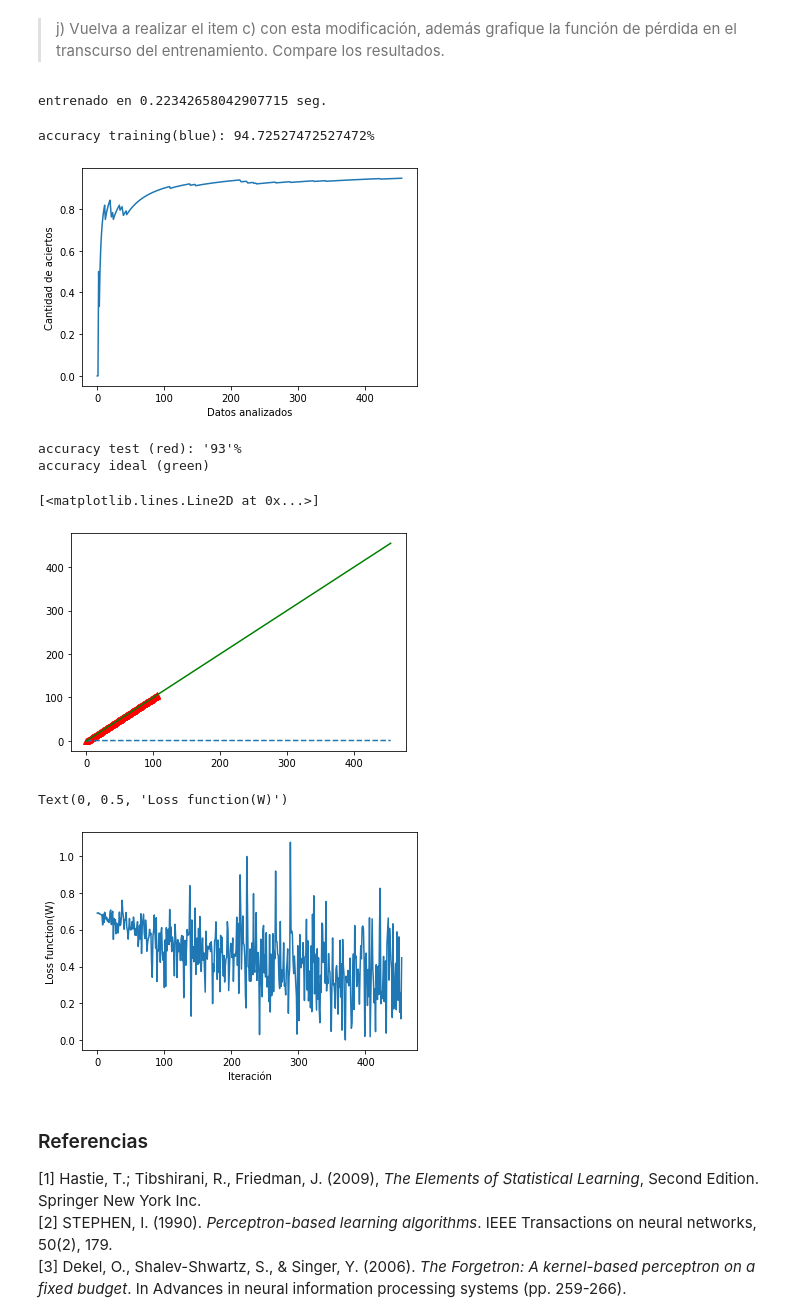
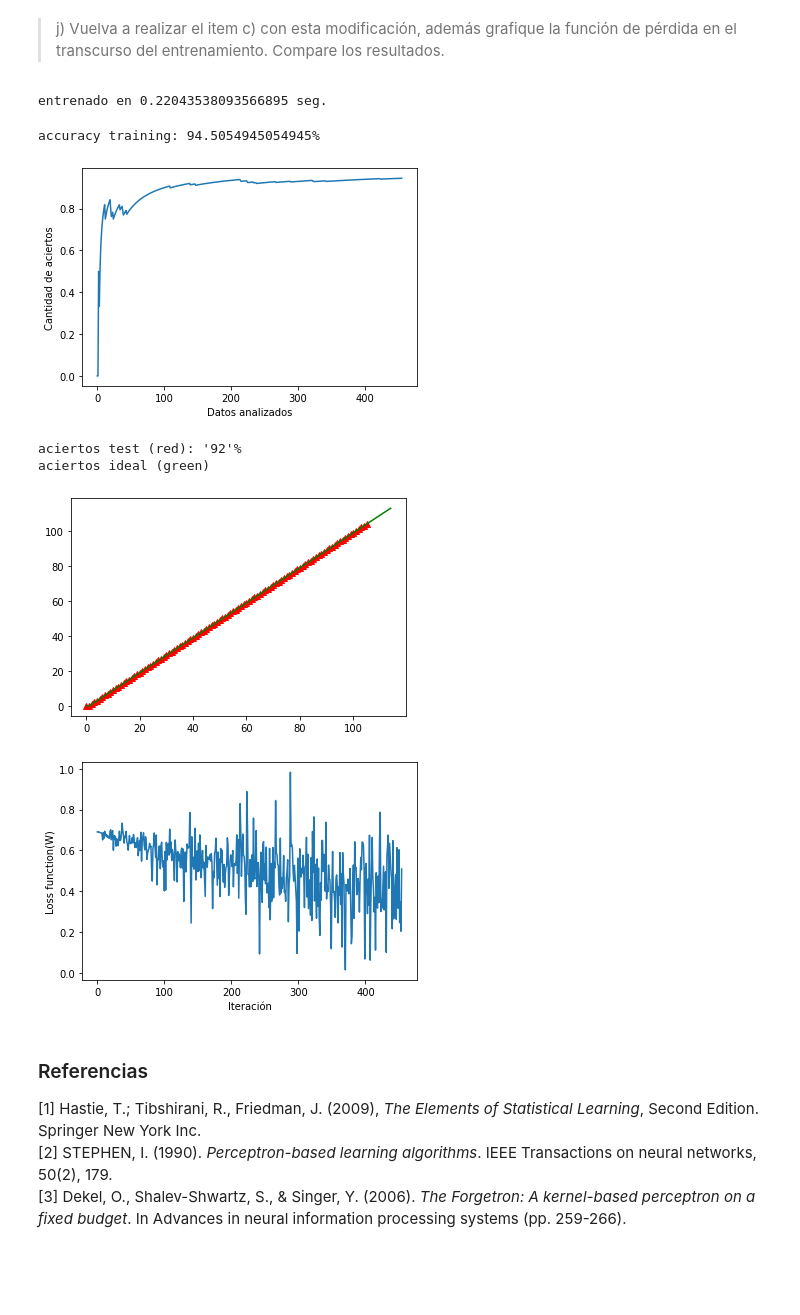
Before and after one commit to GaboPP/Perceptron, a Jupyter notebook: Enunciado.ipynb, the cells around one changed output. Cells and saved outputs as stored; diff of their text form; code cells hidden in the pictures; blank space fills up the shorter version.

```diff
--- a/Enunciado.ipynb
+++ b/Enunciado.ipynb
@@ -71,6 +71,7 @@ class Perceptron(object):
         self.N = N
         self.eta = eta
         self.accuracy = []
+        self.accuracy_percent = []
         self.effective_array = []
         self.tiempo_entrenamiento = 0
         self.pesos = np.zeros(N_inputs + 1)
@@ -83,14 +84,21 @@ class Perceptron(object):
         tiempo_inicial = time()
         for _ in range(self.N):
             accuracy = [0]
+            accuracy_percent = [0]
             effective_array = [0]
+            fail_array = [0]
             for entrada, output in zip(training_inputs, outputs):
                 prediction = self.predict(entrada)
-                accuracy.append(1*(prediction == output) + accuracy[len(accuracy)-1])
                 effective_array.append(1+effective_array[len(effective_array)-1])
                 self.pesos[1:] += self.eta * (output - prediction) * entrada # too w<-w-u*y1*x1
                 self.pesos[0] += self.eta * (output - prediction)
+
+                fail_array.append(1*(prediction>0.5) == output)
+                accuracy_percent.append(sum(fail_array)/(len(accuracy_percent)))
+
+                accuracy.append(1*(prediction == output) + accuracy[len(accuracy)-1])
             self.accuracy = accuracy
+            self.accuracy_percent = accuracy_percent
             self.effective_array = effective_array
         tiempo_final = time()
         self.tiempo_entrenamiento = tiempo_final - tiempo_inicial
@@ -208,7 +226,7 @@ $$ \vec{w}^{(t+1)} \leftarrow \vec{w}^{(t)} - \eta \cdot \nabla_{\vec{w}^{(t)}}
 
 class Perceptron_gradiente(object):
 
-    def __init__(self, N_inputs, N=1, eta=0.01):
+    def __init__(self, N_inputs, N=1, eta=0.001):
         self.N = N
         self.eta = eta
         self.accuracy = []
@@ -244,11 +262,11 @@ class Perceptron_gradiente(object):
 > j) Vuelva a realizar el item c) con esta modificación, además grafique la función de pérdida en el transcurso del entrenamiento. Compare los resultados.
 # %%
 N = 1
-P = Perceptron_gradiente(X_train_std.shape[1], N, 0.001)
-P.train(X_train_std, y_train)
-print("entrenado en {} seg.".format(P.tiempo_entrenamiento))
+PG = Perceptron_gradiente(X_train_std.shape[1], N, 0.001)
+PG.train(X_train_std, y_train)
+print("entrenado en {} seg.".format(PG.tiempo_entrenamiento))
 # %% [output]
-entrenado en 0.22342658042907715 seg.
+entrenado en 0.22043538093566895 seg.
 # %%
 acc = 0
 predict_array = [0]
@@ -258,33 +278,32 @@ for i in range(len(X_test_std)):
         predict_array.append(acc)
         acc+=1
 # %%
-# print(P.accuracy)
-print("accuracy training(blue): {}%".format(100*P.accuracy[len(P.accuracy)-1]))
-plt.plot(P.accuracy)
+# print(PG.accuracy)
+print("accuracy training: {}%".format(100*PG.accuracy[len(PG.accuracy)-1]))
+plt.plot(PG.accuracy)
 plt.xlabel('Datos analizados')
 plt.ylabel('Cantidad de aciertos')
 plt.show()
 # %% [output]
-accuracy training(blue): 94.72527472527472%
+accuracy training: 94.5054945054945%
 [figure]
 # %%
-print("accuracy test (red): '{}'%".format(round(acc/len(y_test)*100)))
-print("accuracy ideal (green)")
+print("aciertos test (red): '{}'%".format(round(acc/len(y_test)*100)))
+print("aciertos ideal (green)")
 plt.plot(predict_array, 'r^')
-plt.plot(P.accuracy, '--')
-plt.plot(P.effective_array, 'g')
+plt.plot(effective_array, 'g')
+plt.show()
 # %% [output]
-accuracy test (red): '93'%
-accuracy ideal (green)
+aciertos test (red): '92'%
+aciertos ideal (green)
-[<matplotlib.lines.Line2D at 0x...>]
-[figure, old version]
+[figure, new version]
 # %%
-plt.plot(P.Loss)
+plt.plot(PG.Loss)
 plt.xlabel('Iteración')
 plt.ylabel('Loss function(W)')
+plt.show()
 # %% [output]
-Text(0, 0.5, 'Loss function(W)')
-[figure, old version]
+[figure, new version]
 # %% [markdown]
 <a id="refs"></a>
 ### Referencias
```
Also changed, not shown: parts of 3 cells of this notebook.
